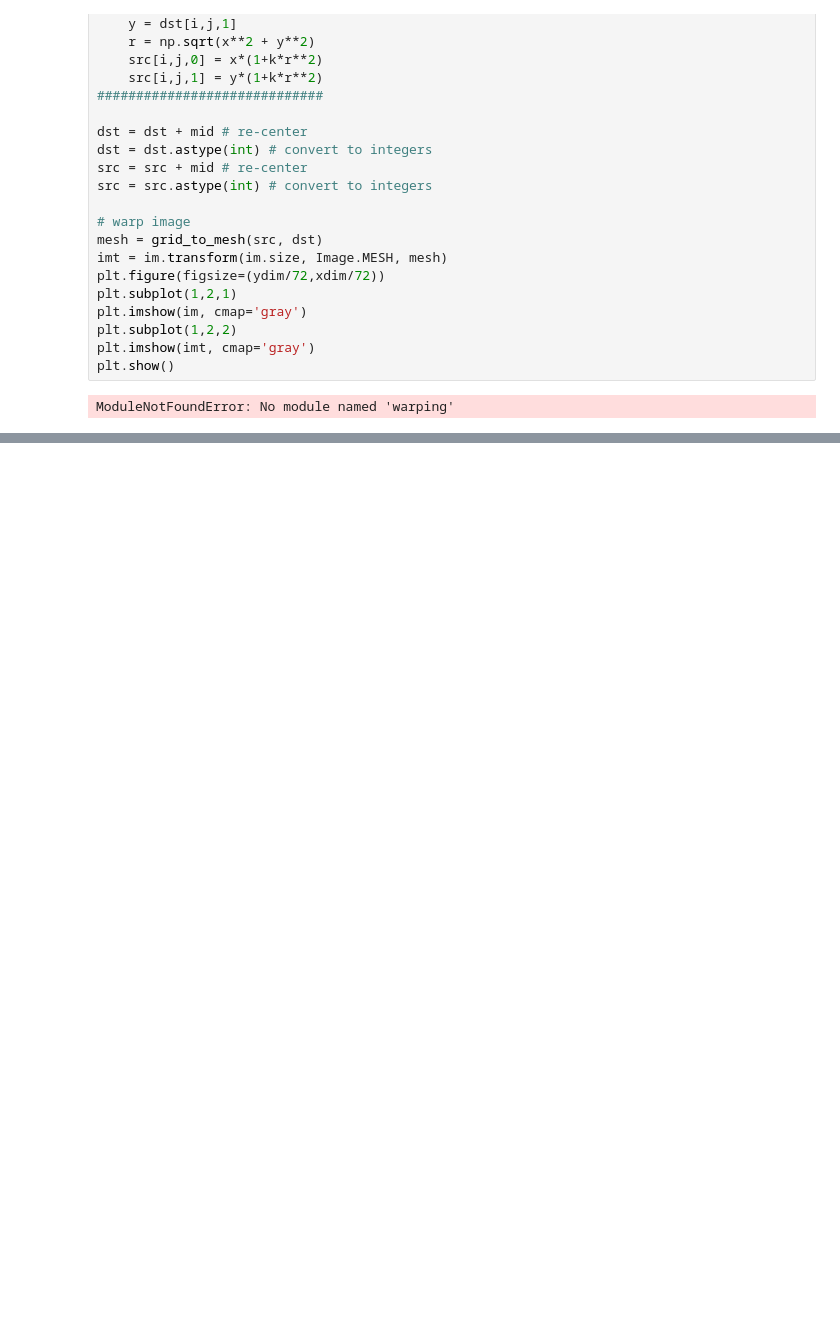
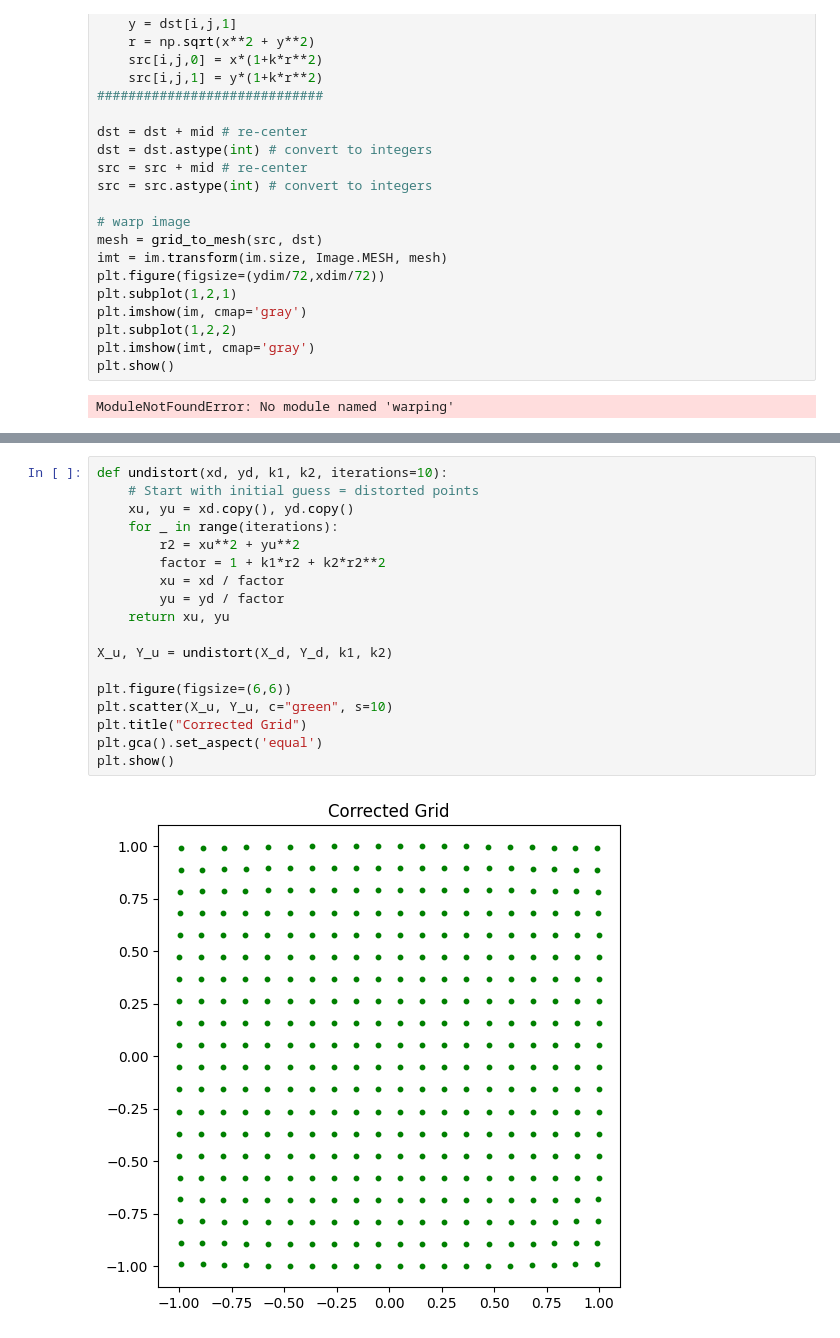
Before and after one commit to changsin/CV, a Jupyter notebook: 01_14_pixels_lens_distortion.ipynb, the cells around one changed output, grey strips where cells are left out. Saved outputs shown, nothing was run; the diff lists cells and outputs as text; blank space fills up the shorter version.

```diff
--- a/01_14_pixels_lens_distortion.ipynb
+++ b/01_14_pixels_lens_distortion.ipynb
@@ -66,0 +169,20 @@ ModuleNotFoundError: No module named 'warping'
+# %%
+def undistort(xd, yd, k1, k2, iterations=10):
+    # Start with initial guess = distorted points
+    xu, yu = xd.copy(), yd.copy()
+    for _ in range(iterations):
+        r2 = xu**2 + yu**2
+        factor = 1 + k1*r2 + k2*r2**2
+        xu = xd / factor
+        yu = yd / factor
+    return xu, yu
+
+X_u, Y_u = undistort(X_d, Y_d, k1, k2)
+
+plt.figure(figsize=(6,6))
+plt.scatter(X_u, Y_u, c="green", s=10)
+plt.title("Corrected Grid")
+plt.gca().set_aspect('equal')
+plt.show()
+# %% [output]
+[figure, added]
```
Also changed, not shown: parts of 15 cells of this notebook.
